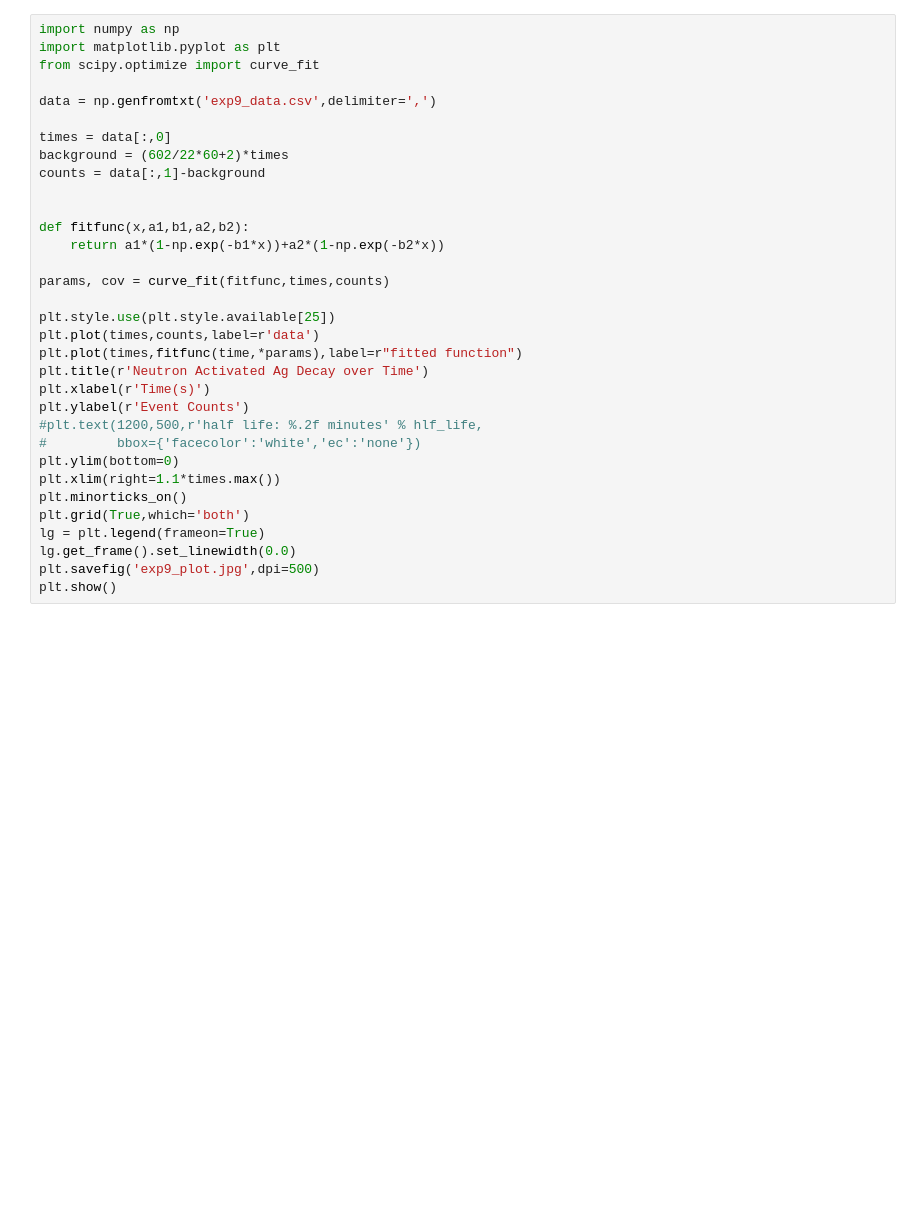
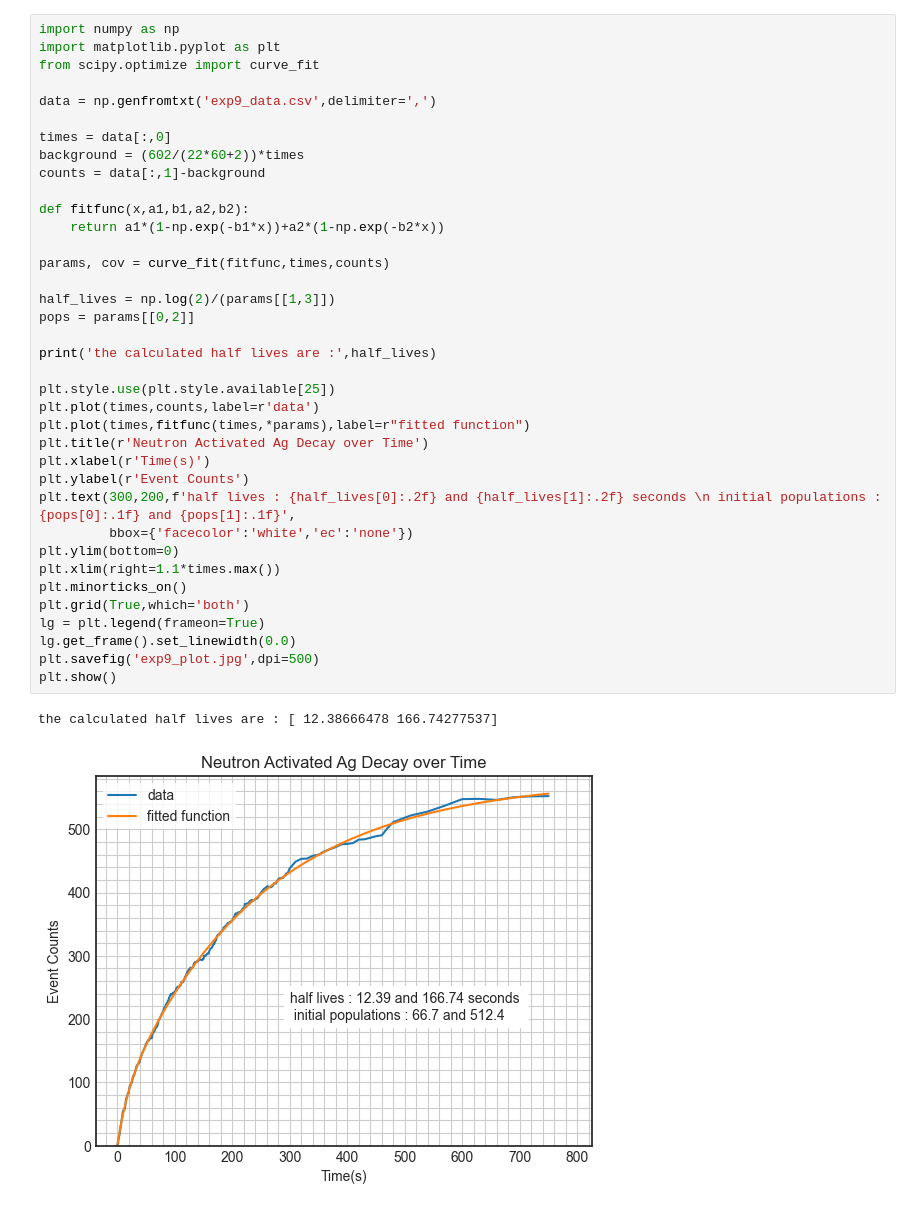
Before and after one commit to dapishik/nuclearlab, a Jupyter notebook: exp9/exp9.ipynb, the cells around one changed output. Drawn from its saved outputs; the diff is of its cells as text; blank space fills up the shorter version.

```diff
--- a/exp9/exp9.ipynb
+++ b/exp9/exp9.ipynb
@@ -1,33 +1,40 @@
 # %%
 import numpy as np
 import matplotlib.pyplot as plt
 from scipy.optimize import curve_fit
 
 data = np.genfromtxt('exp9_data.csv',delimiter=',')
 
 times = data[:,0]
-background = (602/22*60+2)*times
+background = (602/(22*60+2))*times
 counts = data[:,1]-background
-
 
 def fitfunc(x,a1,b1,a2,b2):
     return a1*(1-np.exp(-b1*x))+a2*(1-np.exp(-b2*x))
 
 params, cov = curve_fit(fitfunc,times,counts)
 
+half_lives = np.log(2)/(params[[1,3]])
+pops = params[[0,2]]
+
+print('the calculated half lives are :',half_lives)
+
 plt.style.use(plt.style.available[25])
 plt.plot(times,counts,label=r'data')
-plt.plot(times,fitfunc(time,*params),label=r"fitted function")
+plt.plot(times,fitfunc(times,*params),label=r"fitted function")
 plt.title(r'Neutron Activated Ag Decay over Time')
 plt.xlabel(r'Time(s)')
 plt.ylabel(r'Event Counts')
-#plt.text(1200,500,r'half life: %.2f minutes' % hlf_life,
-#         bbox={'facecolor':'white','ec':'none'})
+plt.text(300,200,f'half lives : {half_lives[0]:.2f} and {half_lives[1]:.2f} seconds \n initial populations : {pops[0]:.1f} and {pops[1]:.1f}',
+         bbox={'facecolor':'white','ec':'none'})
 plt.ylim(bottom=0)
 plt.xlim(right=1.1*times.max())
 plt.minorticks_on()
 plt.grid(True,which='both')
 lg = plt.legend(frameon=True)
 lg.get_frame().set_linewidth(0.0)
 plt.savefig('exp9_plot.jpg',dpi=500)
 plt.show()
+# %% [output]
+the calculated half lives are : [ 12.38666478 166.74277537]
+[figure, added]
```
Also changed, not shown: parts of 1 cell of this notebook, 2 other files.
